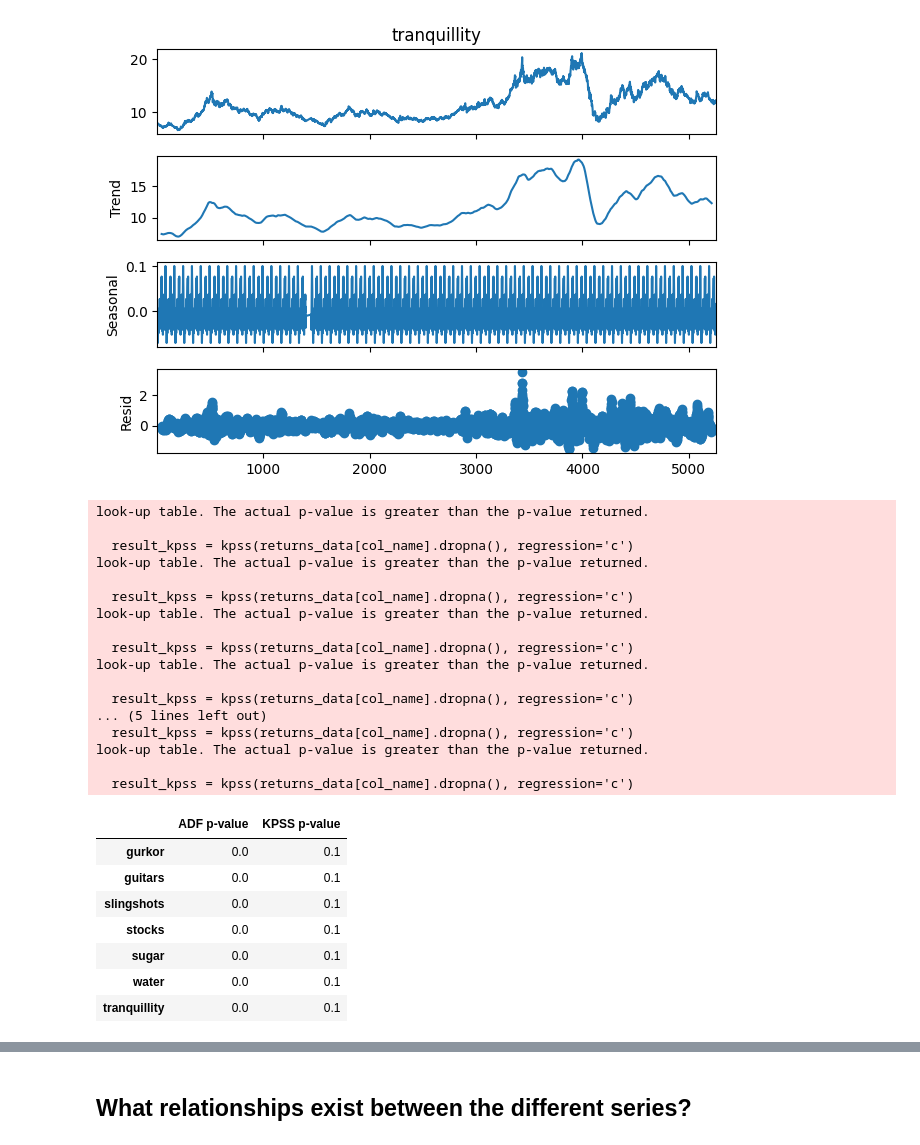
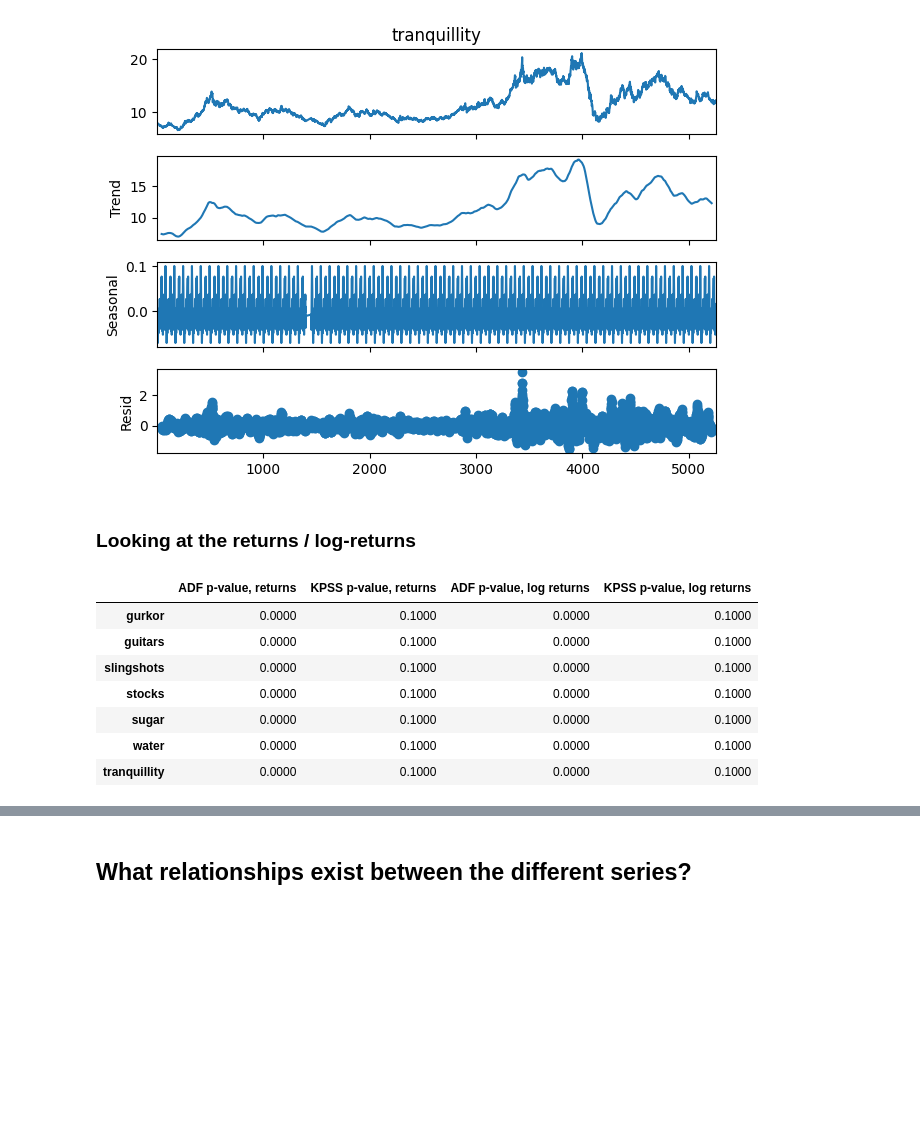
Before and after one commit to luprader/project_FTS, a Jupyter notebook: notebooks/task1_lukas.ipynb, the cells around one changed output, grey strips where cells are left out. Drawn from its saved outputs; the diff is of its cells as text; code cells hidden in the pictures; blank space fills up the shorter version.

Commit message:
added seasonality and causality analysis for log returns

```diff
--- a/notebooks/task1_lukas.ipynb
+++ b/notebooks/task1_lukas.ipynb
@@ -179,11 +189,12 @@ from statsmodels.tsa.seasonal import seasonal_decompose
 
 plots = []
 for i, col_name in enumerate(data_clean.columns):
-
     ts = data_clean[col_name].dropna()
     ts.reindex(range(len(ts)))
 
-    decomposition = seasonal_decompose(ts, model='additive', period=found_periods[col_name][0])
+    decomposition = seasonal_decompose(
+        ts, model="additive", period=found_periods[col_name][0]
+    )
 
     plots.append(decomposition.plot())
 # %% [output]
@@ -194,49 +205,56 @@ for i, col_name in enumerate(data_clean.columns):
 [figure]
 [figure]
 [figure]
+# %% [markdown]
+### Looking at the returns / log-returns
 # %%
+import warnings
+from statsmodels.tools.sm_exceptions import InterpolationWarning
+
+# Suppress the specific KPSS warning when the test give a very high p-value
+warnings.simplefilter("ignore", InterpolationWarning)
+
 # convert ts to returns
 data_clean = pd.read_csv("../augmented_data/spiff_data_cleaned.csv", index_col="day")
 
 returns_data = data_clean.pct_change().dropna()
+log_returns_data = np.log(data_clean).diff().dropna()
 
 from statsmodels.tsa.stattools import adfuller, kpss
 
 # store results in dataframe
-results_df = pd.DataFrame(columns=["ADF p-value", "KPSS p-value"], index=returns_data.columns)
+results_df = pd.DataFrame(
+    columns=[
+        "ADF p-value, returns",
+        "KPSS p-value, returns",
+        "ADF p-value, log returns",
+        "KPSS p-value, log returns",
+    ],
+    index=returns_data.columns,
+)
 for col_name in returns_data.columns:
+    result_adf_ret = adfuller(returns_data[col_name].dropna())
+    result_kpss_ret = kpss(returns_data[col_name].dropna(), regression="c")
 
-    result_adf = adfuller(returns_data[col_name].dropna())
-    result_kpss = kpss(returns_data[col_name].dropna(), regression='c')
+    result_adf_log = adfuller(log_returns_data[col_name].dropna())
+    result_kpss_log = kpss(log_returns_data[col_name].dropna(), regression="c")
 
-    results_df.loc[col_name] = [result_adf[1], result_kpss[1]]
+    results_df.loc[col_name] = [
+        result_adf_ret[1],
+        result_kpss_ret[1],
+        result_adf_log[1],
+        result_kpss_log[1],
+    ]
 
-results_df
+display(results_df.style.format("{:.4f}"))
 # %% [output]
-look-up table. The actual p-value is greater than the p-value returned.
-
-  result_kpss = kpss(returns_data[col_name].dropna(), regression='c')
-look-up table. The actual p-value is greater than the p-value returned.
-
-  result_kpss = kpss(returns_data[col_name].dropna(), regression='c')
-look-up table. The actual p-value is greater than the p-value returned.
-
-  result_kpss = kpss(returns_data[col_name].dropna(), regression='c')
-look-up table. The actual p-value is greater than the p-value returned.
-
-  result_kpss = kpss(returns_data[col_name].dropna(), regression='c')
-... (5 lines left out)
-  result_kpss = kpss(returns_data[col_name].dropna(), regression='c')
-look-up table. The actual p-value is greater than the p-value returned.
-
-  result_kpss = kpss(returns_data[col_name].dropna(), regression='c')
-|  | ADF p-value | KPSS p-value |
-| gurkor | 0.0 | 0.1 |
-| guitars | 0.0 | 0.1 |
-| slingshots | 0.0 | 0.1 |
-| stocks | 0.0 | 0.1 |
-| sugar | 0.0 | 0.1 |
-| water | 0.0 | 0.1 |
-| tranquillity | 0.0 | 0.1 |
+|  | ADF p-value, returns | KPSS p-value, returns | ADF p-value, log returns | KPSS p-value, log returns |
+| gurkor | 0.0000 | 0.1000 | 0.0000 | 0.1000 |
+| guitars | 0.0000 | 0.1000 | 0.0000 | 0.1000 |
+| slingshots | 0.0000 | 0.1000 | 0.0000 | 0.1000 |
+| stocks | 0.0000 | 0.1000 | 0.0000 | 0.1000 |
+| sugar | 0.0000 | 0.1000 | 0.0000 | 0.1000 |
+| water | 0.0000 | 0.1000 | 0.0000 | 0.1000 |
+| tranquillity | 0.0000 | 0.1000 | 0.0000 | 0.1000 |
 # %%
 # get average daily and 100 day cumulativereturns and variances per time series
```
Also changed, not shown: parts of 12 cells of this notebook, 1 other file.
